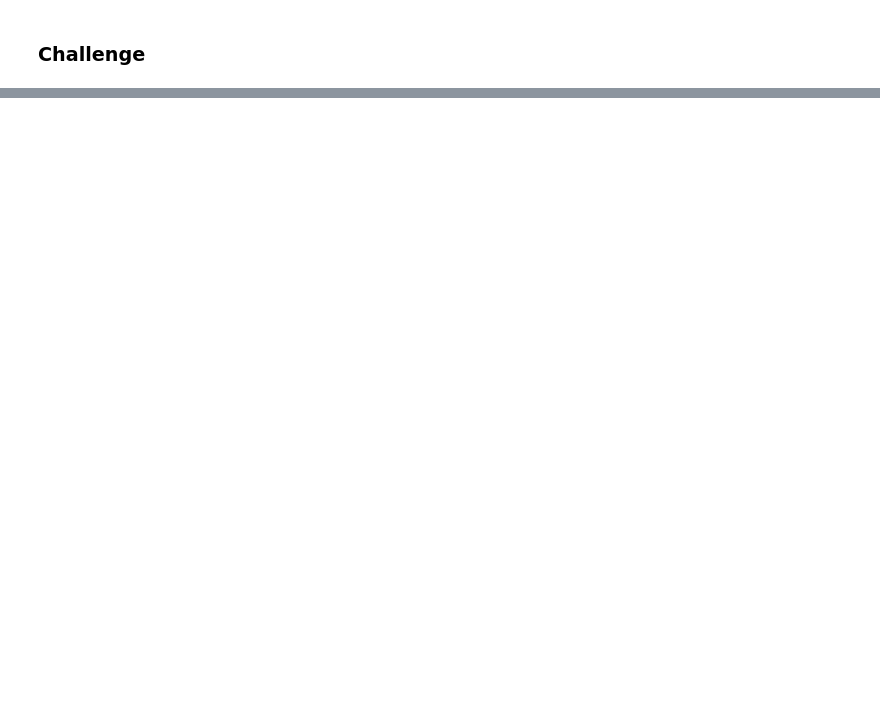
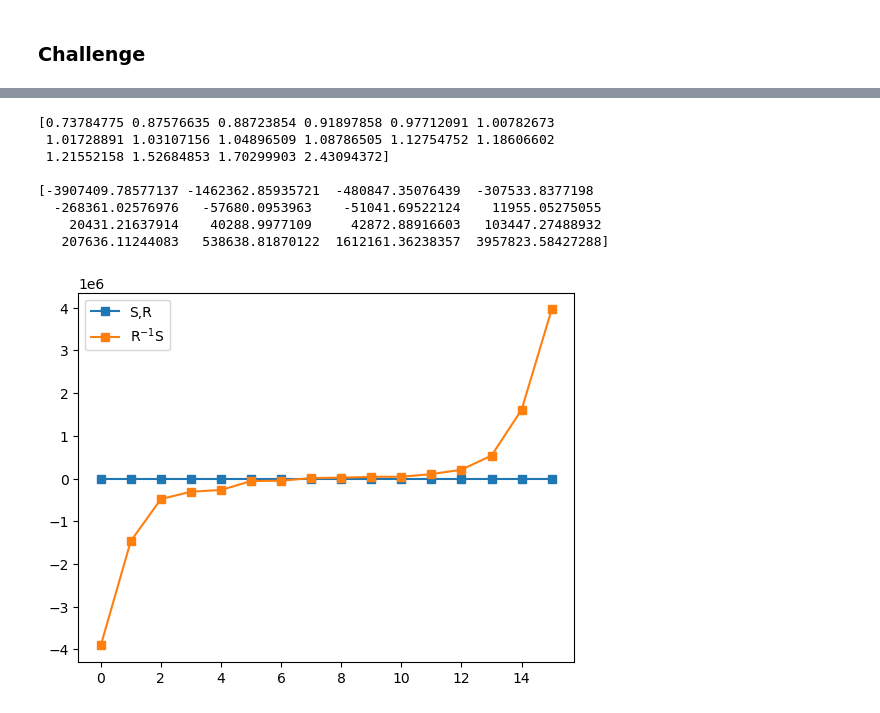
Before and after one commit to kennyow/Linear_Algebra_Course_2025, a Jupyter notebook: Eigendecomposition/Eigendecomposition.ipynb, the cells around one changed output, grey strips where cells are left out. Drawn from its saved outputs; the diff is of its cells as text; code cells hidden in the pictures; blank space fills up the shorter version.

```diff
--- a/Eigendecomposition/Eigendecomposition.ipynb
+++ b/Eigendecomposition/Eigendecomposition.ipynb
@@ -429,0 +764,23 @@ print(np.round(V2,2))
+# %%
+#two ways to calculate
+Ls, Ws = scipy.linalg.eigh(S,R) #the 'h' in 'eigh' get smoother results
+Li, Wi = scipy.linalg.eigh(np.linalg.inv(R)@S)
+
+print(Ls), print(' ')
+print(Li)
+
+#plot eigenvectors
+plt.plot(Ls, 's-', label = 'S,R')
+plt.plot(Li, 's-', label = 'R$^{-1}$S')
+plt.legend()
+plt.show()
+# %% [output]
+[0.73784775 0.87576635 0.88723854 0.91897858 0.97712091 1.00782673
+ 1.01728891 1.03107156 1.04896509 1.08786505 1.12754752 1.18606602
+ 1.21552158 1.52684853 1.70299903 2.43094372]
+
+[-3907409.78577137 -1462362.85935721  -480847.35076439  -307533.8377198
+  -268361.02576976   -57680.0953963    -51041.69522124    11955.05275055
+    20431.21637914    40288.9977109     42872.88916603   103447.27488932
+   207636.11244083   538638.81870122  1612161.36238357  3957823.58427288]
+[figure, added]
```
Also changed, not shown: parts of 33 cells of this notebook.
